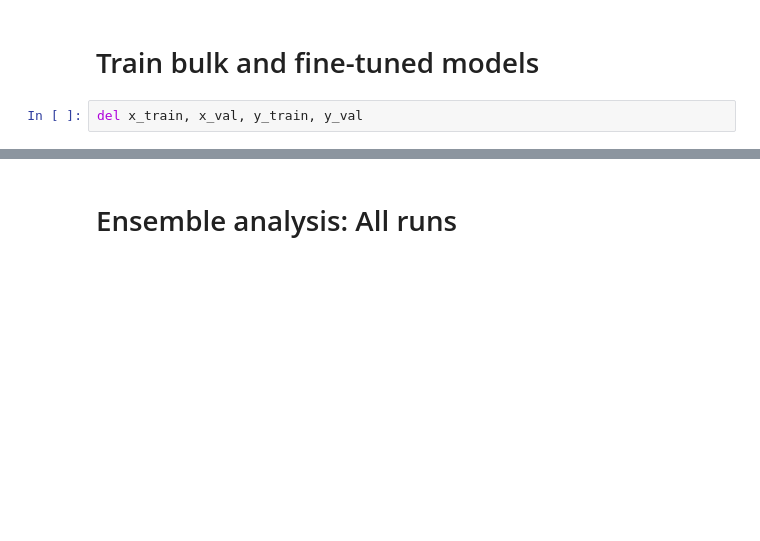
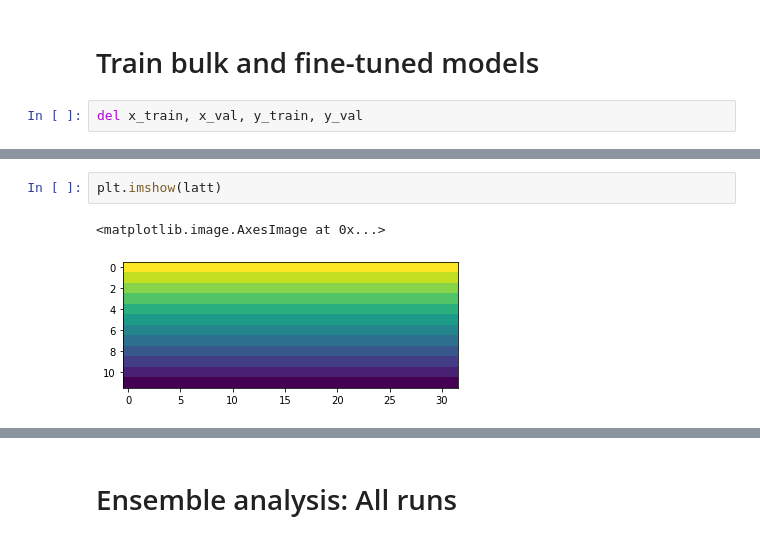
Before and after one commit to andersonsam/cnn_lstm_interpret, a Jupyter notebook: heat_map_time_series.ipynb, the cells around one changed output, grey strips where cells are left out. Cells and saved outputs as stored; diff of their text form; blank space fills up the shorter version.

```diff
--- a/heat_map_time_series.ipynb
+++ b/heat_map_time_series.ipynb
@@ -1363 +1379,6 @@ plt.imshow(zz, aspect = 'auto')
+# %%
+plt.imshow(latt)
+# %% [output]
+<matplotlib.image.AxesImage at 0x...>
+[figure, added]
 # %%
```
Also changed, not shown: parts of 39 cells of this notebook.
